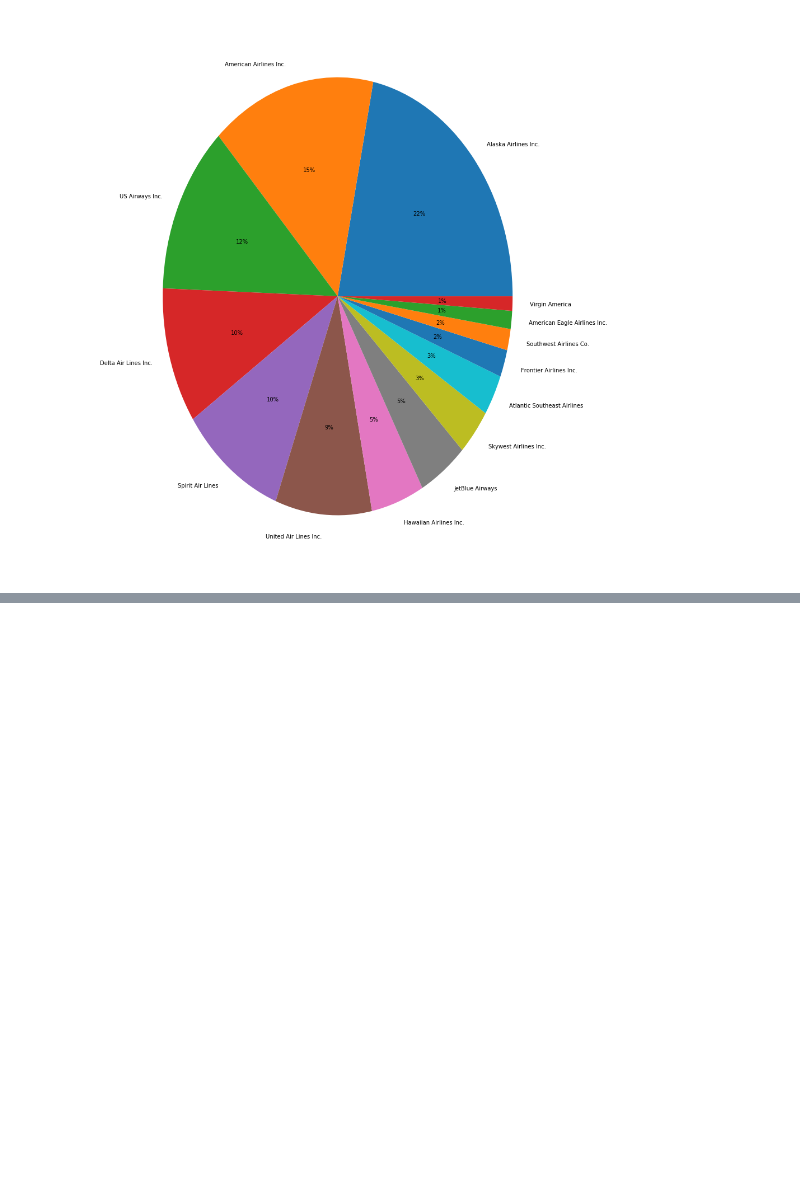
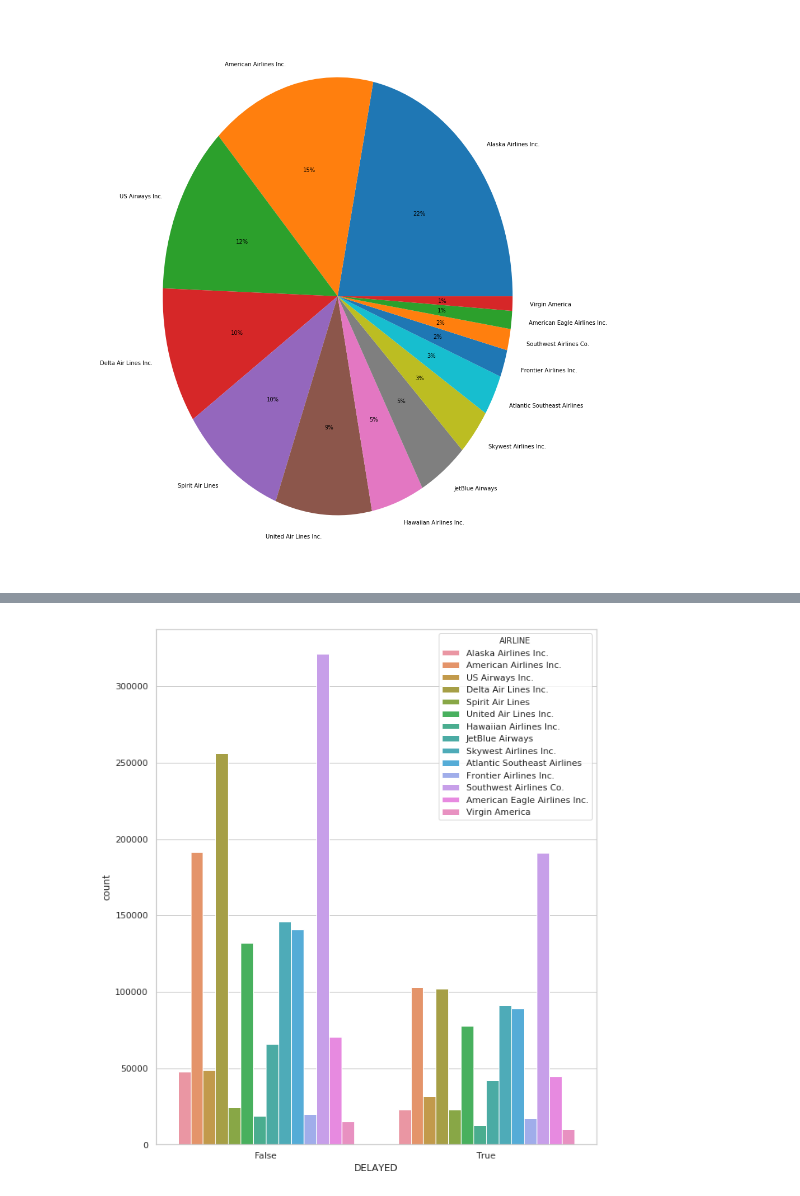
Before and after one commit to knigawkl/flight-delay-prediction, a Jupyter notebook: fligh-delay-prediction.ipynb, the cells around one changed output, grey strips where cells are left out. Saved outputs shown, nothing was run; the diff lists cells and outputs as text; code cells hidden in the pictures; blank space fills up the shorter version.

```diff
--- a/fligh-delay-prediction.ipynb
+++ b/fligh-delay-prediction.ipynb
@@ -303,0 +365,7 @@ plt.show()
+# %%
+flights['DELAYED'] = flights.loc[:,'ARRIVAL_DELAY'].values > 0
+figsize=plt.subplots(figsize=(10,12))
+sns.countplot(x='DELAYED',hue='AIRLINE',data=flights)
+plt.show()
+# %% [output]
+[figure, added]
```
Also changed, not shown: parts of 26 cells of this notebook.
